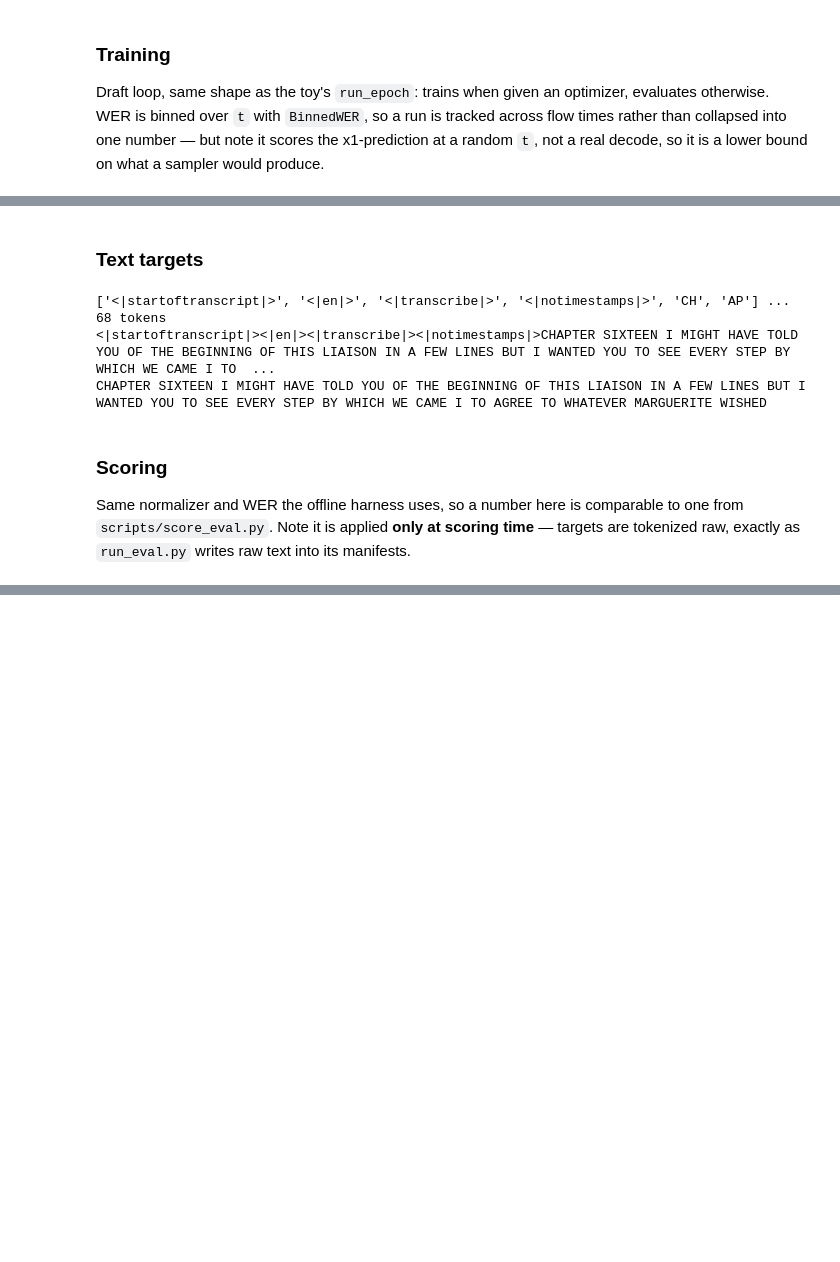
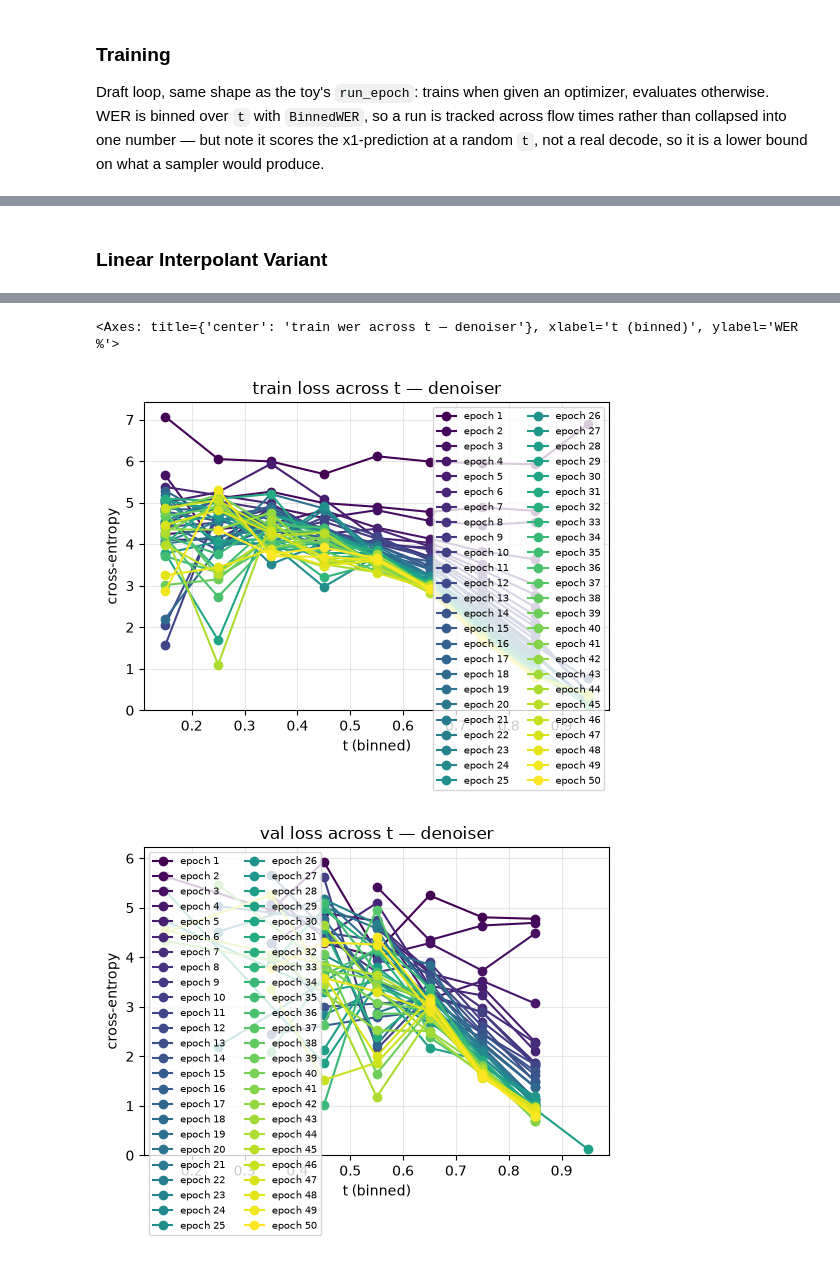
Before and after one commit to daoterog/continuous-flow-asr, a Jupyter notebook: notebooks/cont_flow_asr.ipynb, the cells around one changed output, grey strips where cells are left out. Saved outputs shown, nothing was run; the diff lists cells and outputs as text; code cells hidden in the pictures; blank space fills up the shorter version.

```diff
--- a/notebooks/cont_flow_asr.ipynb
+++ b/notebooks/cont_flow_asr.ipynb
@@ -444,7 +436,7 @@ class BinnedTokenError(Metric):
     tau be re-estimated from the model rather than from the model-free corruption sweep.
     """
 
-    def __init__(self, num_bins=10, **kwargs):
+    def __init__(self, num_bins=100, **kwargs):
         super().__init__(**kwargs)
         self.num_bins = num_bins
         self.add_state("errors", default=torch.zeros(num_bins), dist_reduce_fx="sum")
@@ -713,10 +706,10 @@ class AudioDecoder(nn.Module):
         return self.head(self.norm_out(x))
 
 
-denoiser = Transformer(vocab_size=VOCAB_SIZE, masked=False, config=DENOISER_CFG).to(device)
-mu_nn = AudioDecoder(audio_ds.d_model, VOCAB_SIZE, CANVAS_LEN).to(device)
+smoke_denoiser = Transformer(vocab_size=VOCAB_SIZE, masked=False, config=DENOISER_CFG).to(device)
+smoke_mu_nn = AudioDecoder(audio_ds.d_model, VOCAB_SIZE, CANVAS_LEN).to(device)
 
-for name, m in [("denoiser", denoiser), ("audio decoder", mu_nn)]:
+for name, m in [("denoiser", smoke_denoiser), ("audio decoder", smoke_mu_nn)]:
     print(f"{name:14s} {sum(p.numel() for p in m.parameters()) / 1e6:5.1f}M params")
 # %% [output]
 denoiser         5.9M params
@@ -838,7 +831,7 @@ rather than collapsed into one number — but note it scores the x1-prediction a
 # %%
 def run_epoch(loader, denoiser, interpolant_fn, mu_nn=None, optimizer=None,
               scheduler=None, max_grad_norm=1.0, log_every=100,
-              loss_bins=10, wer_bins=10, sample_t_fn=None):
+              loss_bins=10, wer_bins=10, sample_t_fn=None, mu_loss_weight=None):
     """One pass over `loader`. Trains if `optimizer` is given, evaluates otherwise.
 
     Binned metrics per model, all keyed on the flow time t:
@@ -873,7 +866,7 @@ def run_epoch(loader, denoiser, interpolant_fn, mu_nn=None, optimizer=None,
     with ctx:
         for step, batch in enumerate(loader):
             loss, out, t = flow_step(batch, denoiser, interpolant_fn, mu_nn,
-                                     sample_t_fn=sample_t_fn)
+                                    sample_t_fn=sample_t_fn, mu_loss_weight=mu_loss_weight)
 
             if train_mode:
                 loss.backward()
@@ -913,7 +906,7 @@ def run_epoch(loader, denoiser, interpolant_fn, mu_nn=None, optimizer=None,
 
 
 def fit(num_epochs, train_loader, val_loader, denoiser, interpolant_fn,
-        mu_nn=None, optimizer=None, scheduler=None,
+        mu_nn=None, optimizer=None, scheduler=None, mu_loss_weight=None,
         train_wer_bins=0, val_wer_bins=10, loss_bins=10, sample_t_fn=None):
     """Draft driver. No checkpointing or early stopping yet — add as needed.
 
@@ -925,10 +918,10 @@ def fit(num_epochs, train_loader, val_loader, denoiser, interpolant_fn,
         tr = run_epoch(train_loader, denoiser, interpolant_fn, mu_nn,
                        optimizer=optimizer, scheduler=scheduler,
                        loss_bins=loss_bins, wer_bins=train_wer_bins,
-                       sample_t_fn=sample_t_fn)
+                       sample_t_fn=sample_t_fn, mu_loss_weight=mu_loss_weight)
         va = run_epoch(val_loader, denoiser, interpolant_fn, mu_nn,
                        loss_bins=loss_bins, wer_bins=val_wer_bins,
-                       sample_t_fn=sample_t_fn)
+                       sample_t_fn=sample_t_fn, mu_loss_weight=mu_loss_weight)
         history["train"].append(tr)
         history["val"].append(va)
 
@@ -1033,19 +1009,0 @@ epoch   1/1      3s | train loss 13.386 | val loss 13.306 | val WER  96.60%
-# %% [markdown]
-### Text targets
-# %%
-ids = tokenizer(audio_ds[0]["text"]).input_ids
-print(tokenizer.convert_ids_to_tokens(ids[:6]), "...", len(ids), "tokens")
-
-decode = lambda i, **kw: tokenizer.decode(i, clean_up_tokenization_spaces=False, **kw)
-print(decode(ids))
-print(decode(ids, skip_special_tokens=True))
-# %% [output]
-['<|startoftranscript|>', '<|en|>', '<|transcribe|>', '<|notimestamps|>', 'CH', 'AP'] ... 68 tokens
-<|startoftranscript|><|en|><|transcribe|><|notimestamps|>CHAPTER SIXTEEN I MIGHT HAVE TOLD YOU OF THE BEGINNING OF THIS LIAISON IN A FEW LINES BUT I WANTED YOU TO SEE EVERY STEP BY WHICH WE CAME I TO  ...
-CHAPTER SIXTEEN I MIGHT HAVE TOLD YOU OF THE BEGINNING OF THIS LIAISON IN A FEW LINES BUT I WANTED YOU TO SEE EVERY STEP BY WHICH WE CAME I TO AGREE TO WHATEVER MARGUERITE WISHED
-# %% [markdown]
-### Scoring
-
-Same normalizer and WER the offline harness uses, so a number here is comparable to one
-from `scripts/score_eval.py`. Note it is applied **only at scoring time** — targets are
-tokenized raw, exactly as `run_eval.py` writes raw text into its manifests.
@@ -1066,0 +1010,39 @@ print("tokenizer roundtrip lossless:", ids_to_text(_ids, tokenizer, PAD_ID) == _
+# %% [markdown]
+### Linear Interpolant Variant
+# %%
+NUM_EPOCHS = 50
+DENOISER_LR = 1e-2
+
+denoiser = Transformer(vocab_size=VOCAB_SIZE, masked=False, config=DENOISER_CFG).to(device)
+optimizer = torch.optim.AdamW([
+    {"params": denoiser.parameters(), "lr": DENOISER_LR},
+])
+steps_per_epoch = len(train_loader)
+scheduler = torch.optim.lr_scheduler.OneCycleLR(
+    optimizer,
+    max_lr=DENOISER_LR,
+    total_steps=steps_per_epoch * NUM_EPOCHS,
+)
+
+interpolant_fn = partial(
+    make_interpolant,
+    alpha_fn=lambda t: 1 - t,
+    beta_fn=lambda t: t,
+)
+
+history = fit(
+    NUM_EPOCHS,
+    train_loader,
+    val_loader,
+    denoiser,
+    interpolant_fn,
+    optimizer=optimizer,
+    scheduler=scheduler,
+    sample_t_fn=tau_inverse,
+)
+
+plot_evolution(history, "loss", split="train", name="denoiser")
+plot_evolution(history, "loss", split="val", name="denoiser")
+plot_evolution(history, "perr", split="train", name="denoiser")
+plot_evolution(history, "wer", split="train", name="denoiser")
+# %% [output]
@@ -1066,0 +1066,3 @@ print("tokenizer roundtrip lossless:", ids_to_text(_ids, tokenizer, PAD_ID) == _
+<Axes: title={'center': 'train wer across t — denoiser'}, xlabel='t (binned)', ylabel='WER %'>
+[figure, added]
+[figure, added]
```
Also changed, not shown: parts of 14 cells of this notebook.
